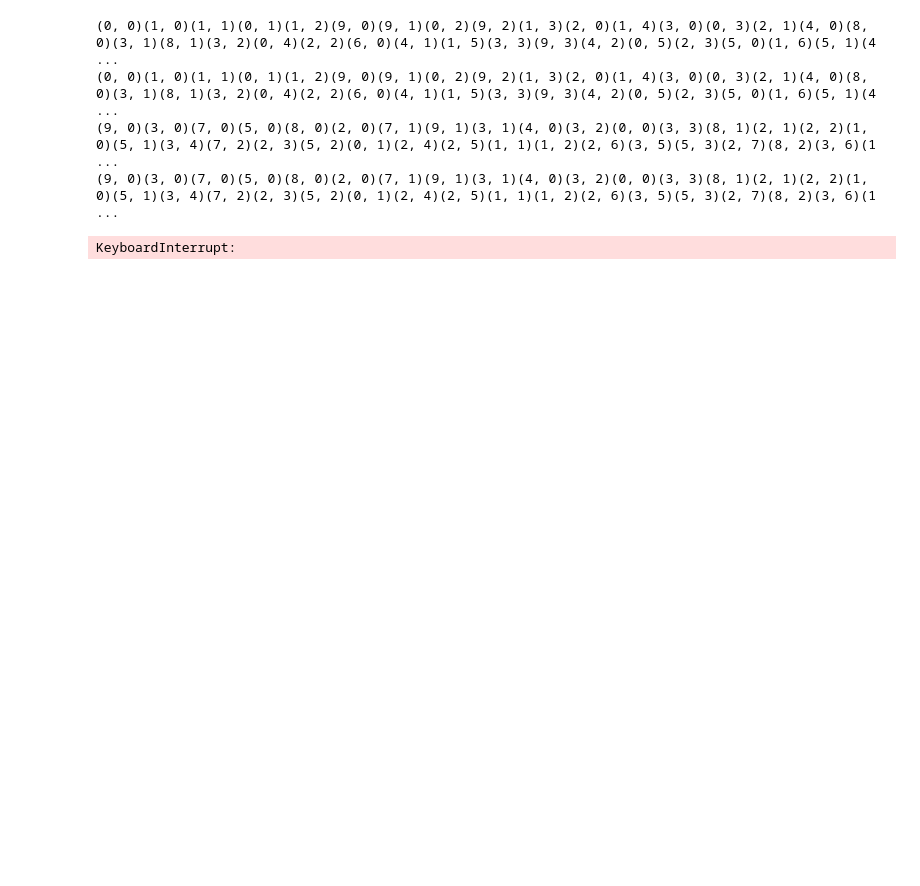
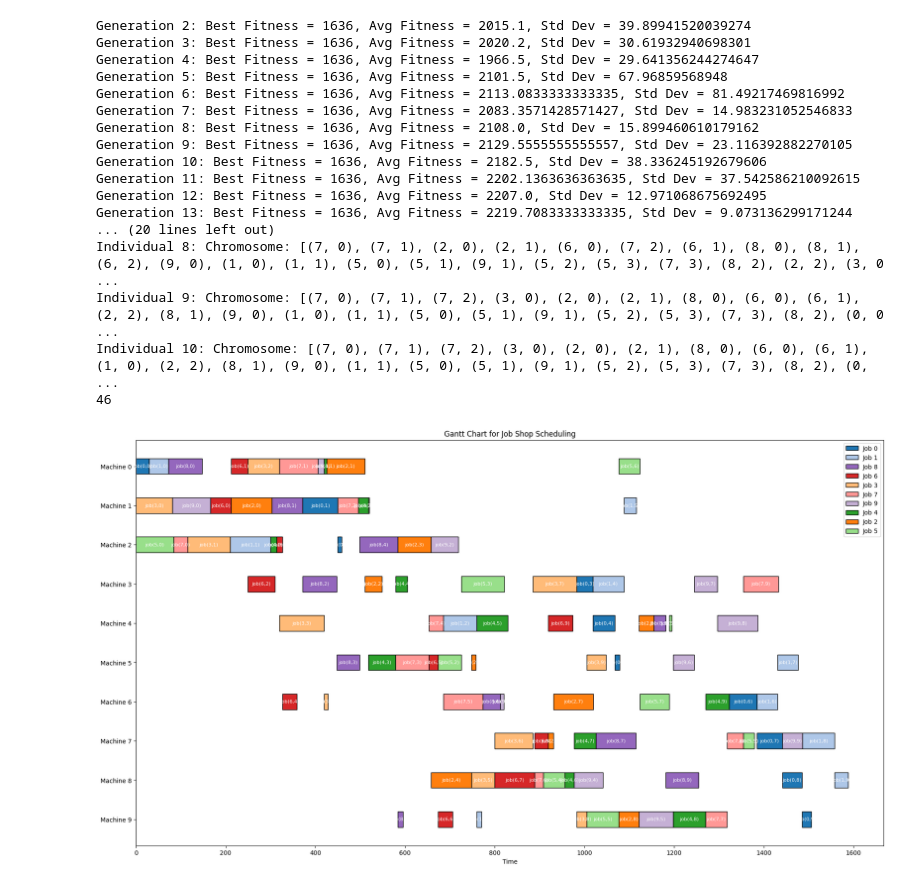
Before and after one commit to imiguelrodriguez/GeneticAlgorithm, a Jupyter notebook: tests.ipynb, the cells around one changed output. Drawn from its saved outputs; the diff is of its cells as text; code cells hidden in the pictures; blank space fills up the shorter version.

```diff
--- a/tests.ipynb
+++ b/tests.ipynb
@@ -39,19 +39,32 @@ Individual 2: Chromosome: [(1, 0), (1, 1), (2, 0), (2, 1), (1, 2), (0, 0), (0, 1
 # %%
 medium_dataset = load_dataset('mediumDataset.txt')
 
 run_algorithm(
     medium_dataset,
-    population_size=50,
+    population_size=15,
     selection='rank',
     crossover='two_point',
     mutation='one',
     visualize=True)
 # %% [output]
-(0, 0)(1, 0)(1, 1)(0, 1)(1, 2)(9, 0)(9, 1)(0, 2)(9, 2)(1, 3)(2, 0)(1, 4)(3, 0)(0, 3)(2, 1)(4, 0)(8, 0)(3, 1)(8, 1)(3, 2)(0, 4)(2, 2)(6, 0)(4, 1)(1, 5)(3, 3)(9, 3)(4, 2)(0, 5)(2, 3)(5, 0)(1, 6)(5, 1)(4 ...
-(0, 0)(1, 0)(1, 1)(0, 1)(1, 2)(9, 0)(9, 1)(0, 2)(9, 2)(1, 3)(2, 0)(1, 4)(3, 0)(0, 3)(2, 1)(4, 0)(8, 0)(3, 1)(8, 1)(3, 2)(0, 4)(2, 2)(6, 0)(4, 1)(1, 5)(3, 3)(9, 3)(4, 2)(0, 5)(2, 3)(5, 0)(1, 6)(5, 1)(4 ...
-(9, 0)(3, 0)(7, 0)(5, 0)(8, 0)(2, 0)(7, 1)(9, 1)(3, 1)(4, 0)(3, 2)(0, 0)(3, 3)(8, 1)(2, 1)(2, 2)(1, 0)(5, 1)(3, 4)(7, 2)(2, 3)(5, 2)(0, 1)(2, 4)(2, 5)(1, 1)(1, 2)(2, 6)(3, 5)(5, 3)(2, 7)(8, 2)(3, 6)(1 ...
-(9, 0)(3, 0)(7, 0)(5, 0)(8, 0)(2, 0)(7, 1)(9, 1)(3, 1)(4, 0)(3, 2)(0, 0)(3, 3)(8, 1)(2, 1)(2, 2)(1, 0)(5, 1)(3, 4)(7, 2)(2, 3)(5, 2)(0, 1)(2, 4)(2, 5)(1, 1)(1, 2)(2, 6)(3, 5)(5, 3)(2, 7)(8, 2)(3, 6)(1 ...
+Generation 2: Best Fitness = 1636, Avg Fitness = 2015.1, Std Dev = 39.89941520039274
+Generation 3: Best Fitness = 1636, Avg Fitness = 2020.2, Std Dev = 30.61932940698301
+Generation 4: Best Fitness = 1636, Avg Fitness = 1966.5, Std Dev = 29.641356244274647
+Generation 5: Best Fitness = 1636, Avg Fitness = 2101.5, Std Dev = 67.96859568948
+Generation 6: Best Fitness = 1636, Avg Fitness = 2113.0833333333335, Std Dev = 81.49217469816992
+Generation 7: Best Fitness = 1636, Avg Fitness = 2083.3571428571427, Std Dev = 14.983231052546833
+Generation 8: Best Fitness = 1636, Avg Fitness = 2108.0, Std Dev = 15.899460610179162
+Generation 9: Best Fitness = 1636, Avg Fitness = 2129.5555555555557, Std Dev = 23.116392882270105
+Generation 10: Best Fitness = 1636, Avg Fitness = 2182.5, Std Dev = 38.336245192679606
+Generation 11: Best Fitness = 1636, Avg Fitness = 2202.1363636363635, Std Dev = 37.542586210092615
+Generation 12: Best Fitness = 1636, Avg Fitness = 2207.0, Std Dev = 12.971068675692495
+Generation 13: Best Fitness = 1636, Avg Fitness = 2219.7083333333335, Std Dev = 9.073136299171244
+... (20 lines left out)
+Individual 8: Chromosome: [(7, 0), (7, 1), (2, 0), (2, 1), (6, 0), (7, 2), (6, 1), (8, 0), (8, 1), (6, 2), (9, 0), (1, 0), (1, 1), (5, 0), (5, 1), (9, 1), (5, 2), (5, 3), (7, 3), (8, 2), (2, 2), (3, 0 ...
+Individual 9: Chromosome: [(7, 0), (7, 1), (7, 2), (3, 0), (2, 0), (2, 1), (8, 0), (6, 0), (6, 1), (2, 2), (8, 1), (9, 0), (1, 0), (1, 1), (5, 0), (5, 1), (9, 1), (5, 2), (5, 3), (7, 3), (8, 2), (0, 0 ...
+Individual 10: Chromosome: [(7, 0), (7, 1), (7, 2), (3, 0), (2, 0), (2, 1), (8, 0), (6, 0), (6, 1), (1, 0), (2, 2), (8, 1), (9, 0), (1, 1), (5, 0), (5, 1), (9, 1), (5, 2), (5, 3), (7, 3), (8, 2), (0,  ...
+46
-KeyboardInterrupt:
+[figure, added]
 # %%
 large_dataset = load_dataset('largeDataset.txt')
 
```
Also changed, not shown: parts of 2 cells of this notebook, 2 other files.
